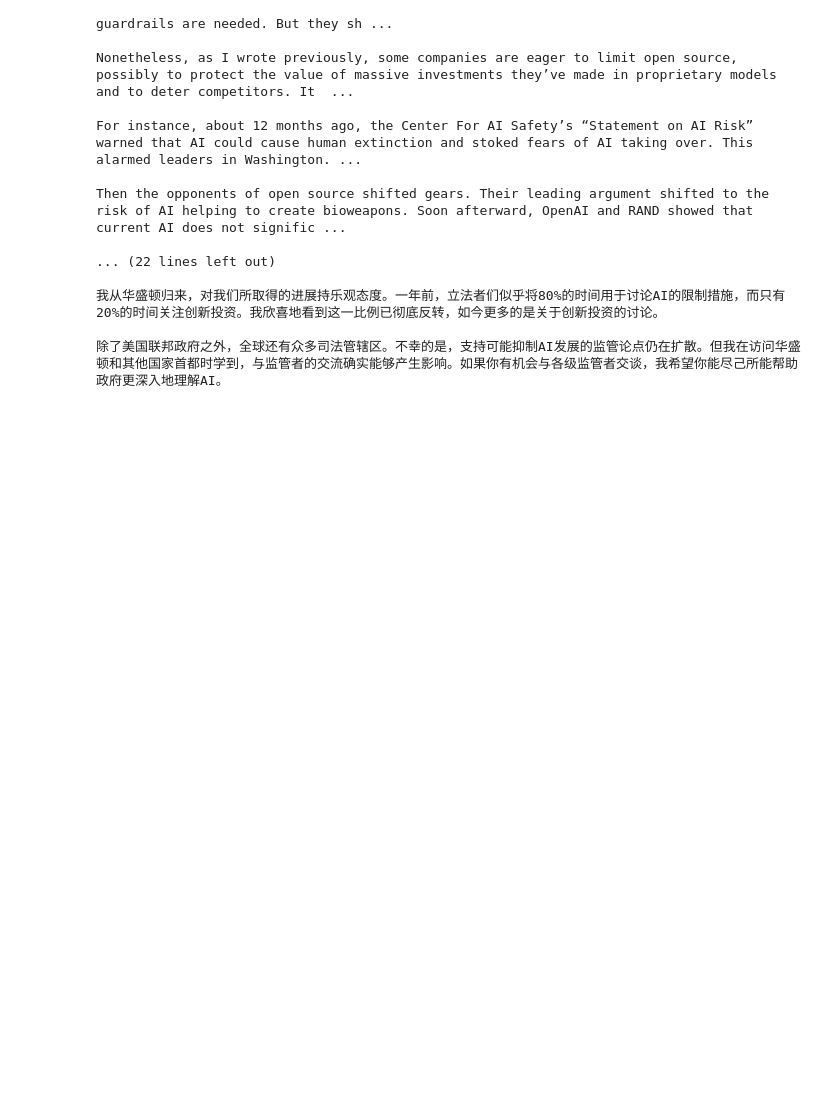
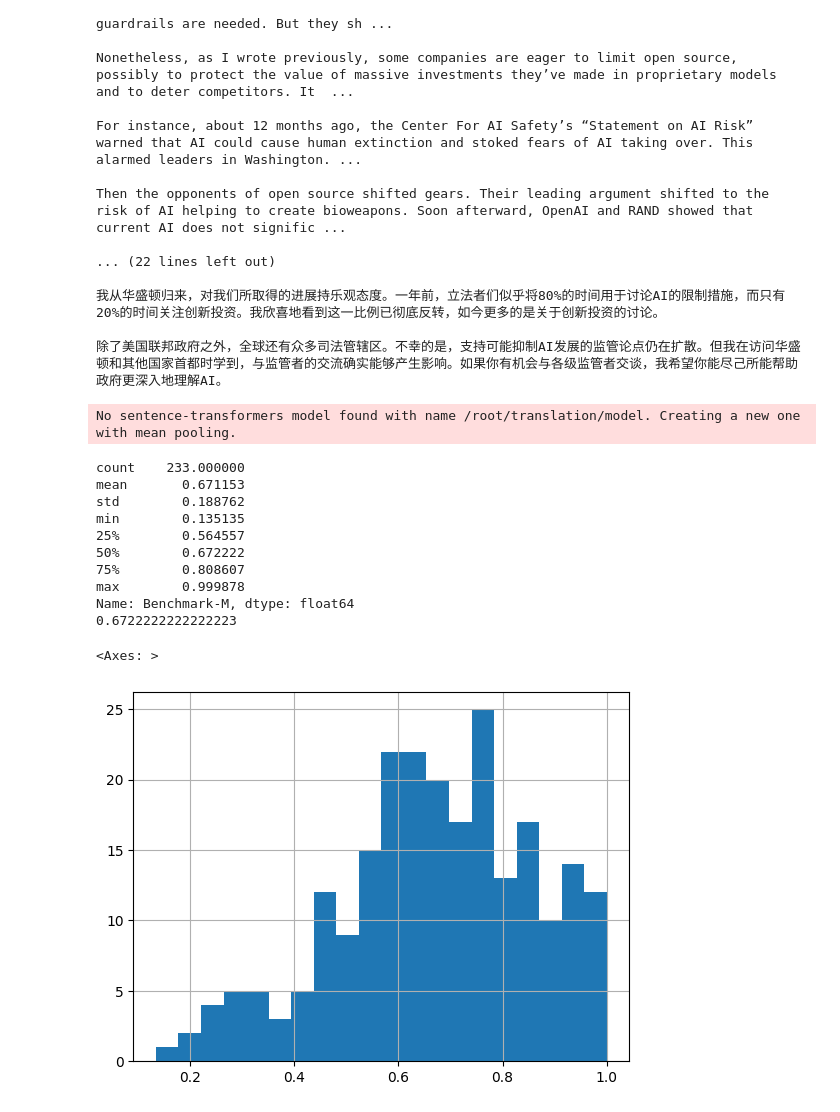
Before and after one commit to zmx428/translation-agent, a Jupyter notebook: translation.ipynb, the cells around one changed output. Cells and saved outputs as stored; diff of their text form; code cells hidden in the pictures; blank space fills up the shorter version.

Commit message:
batch test update

```diff
--- a/translation.ipynb
+++ b/translation.ipynb
@@ -57,0 +84,49 @@ Then the opponents of open source shifted gears. Their leading argument shifted
+# %%
+import pandas as pd
+import math
+# 加载预训练的 Sentence-BERT 模型
+sbert_model = SentenceTransformer("/root/translation/model")
+# 使用pandas读取CSV文件
+df = pd.read_csv('./tests/S1_result.csv', encoding='utf-8', dtype={'query': str, 'expert': str, 'alibaba': str, 'answer': str, 'intermediate': str})
+query_list = df['query'].tolist()
+for i in range(len(query_list)):
+    query = query_list[i]
+    # 计算METEOR分数和BLEU分数-Benchmark
+    #b_m, b_b = calculate_metrics(df['expert'][i], df['alibaba'][i])
+    #df.loc[i, 'Benchmark-B'] = b_b
+    #df.loc[i, 'Benchmark-M'] = b_m
+    # 计算Sentence-BERT分数-Benchmark
+    #b_s = calculate_metrics_sbert(df['expert'][i], df['alibaba'][i], sbert_model)
+    #df.loc[i, 'Benchmark-S'] = b_s
+    #s1_s_1 = calculate_metrics_sbert(df['expert'][i], df['answer'][i], sbert_model)
+    #df.loc[i, 'S1-S-1'] = s1_s_1
+    #if str(df['intermediate'][i]) != 'nan':
+    #    s1_s_2 = calculate_metrics_sbert(df['expert'][i], df['intermediate'][i], sbert_model)
+    #    df.loc[i, 'S1-S-2'] = s1_s_2
+
+# df结果另存为文件
+df.to_csv('./tests/trans_metrics_S1.csv', index=False, encoding='utf-8', mode='w')
+# %% [output]
+No sentence-transformers model found with name /root/translation/model. Creating a new one with mean pooling.
+# %%
+import pandas as pd
+df = pd.read_csv('./tests/result_trans.csv', encoding='utf-8')
+# 对df中的Benchmark-M列进行数据统计，统计平均值，标准差，最小值，最大值
+print(df['Benchmark-M'].describe())
+# 给出中位数，四分位数，百分位数
+print(df['Benchmark-M'].median())
+# 画出Benchmark-M列的直方图
+df['Benchmark-M'].hist(bins=20)
+# %% [output]
+count    233.000000
+mean       0.671153
+std        0.188762
+min        0.135135
+25%        0.564557
+50%        0.672222
+75%        0.808607
+max        0.999878
+Name: Benchmark-M, dtype: float64
+0.6722222222222223
+<Axes: >
+[figure, added]
```
Also changed, not shown: parts of 1 cell of this notebook, 2 other files.
